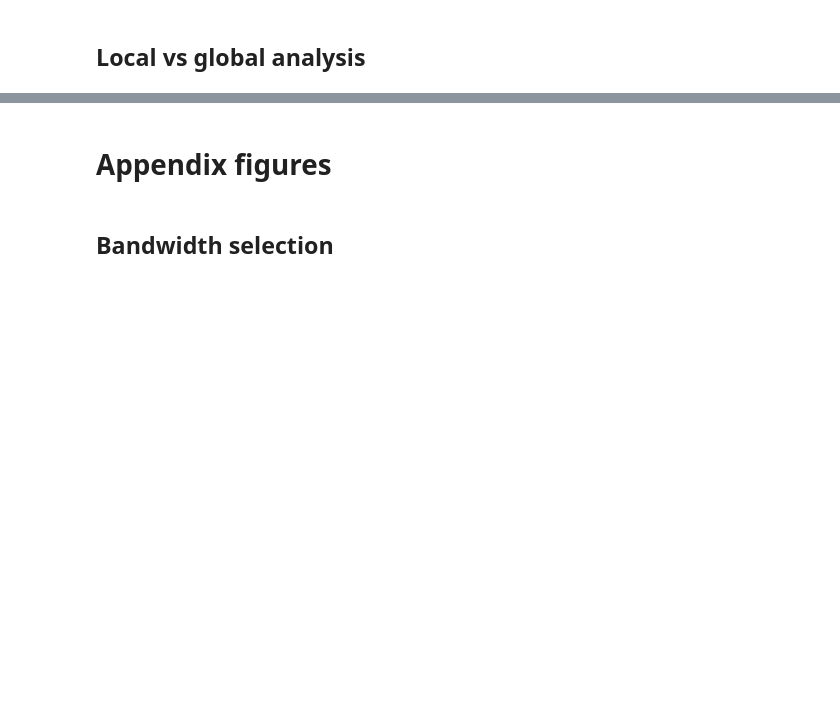
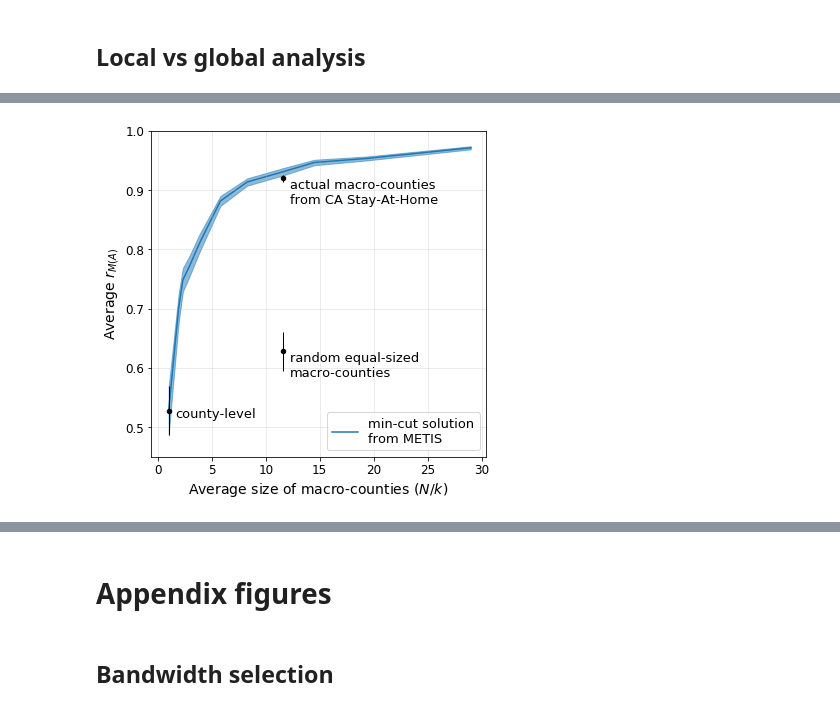
Before and after one commit to snap-stanford/covid-spillovers, a Jupyter notebook: make_figures.ipynb, the cells around one changed output, grey strips where cells are left out. Cells and saved outputs as stored; diff of their text form; code cells hidden in the pictures; blank space fills up the shorter version.

Commit message:
code to run experiments

```diff
--- a/make_figures.ipynb
+++ b/make_figures.ipynb
@@ -419,9 +430,9 @@ plt.savefig('./figs/fig4.pdf', bbox_inches='tight')
 save_path = os.path.join(cu.PATH_TO_CBG_POI_DATA, 'CA', 'same_county_weights_2022_04_18_16_45_59.pkl')
 with open(save_path, 'rb') as f:
     counties, group_labels, within_county_weights = pickle.load(f)
-
     experiment = 'test_poireg_t1t2_h5_same_2022_04_18_16_45_59'
 model_fn = os.path.join(cu.PATH_TO_CBG_POI_DATA, 'model_weights', experiment)
+device = t.device('cpu')
 state_dict_same = t.load(model_fn, map_location=device)
 tier_self_weights = np.exp(state_dict_same['tier_self_weights'].detach().numpy())
 # %%
@@ -461,0 +595,14 @@ print('%.3f (%.3f-%.3f)' % (mean_of_means, mean_of_means - (1.96 * se), mean_of_
+# %%
+avg_tier_pair_weights = 0
+for i, experiment in enumerate(fns):
+    save_path = os.path.join(cu.PATH_TO_CBG_POI_DATA, 'CA', 'county_county_weights_v%s.pkl' % i)
+    with open(save_path, 'rb') as f:
+        counties, group_labels, county_county_weights = pickle.load(f)
+    model_fn = os.path.join(cu.PATH_TO_CBG_POI_DATA, 'model_weights', experiment)
+    state_dict_adj = t.load(model_fn, map_location=device)
+    tier_pair_weights = np.exp(state_dict_adj['tier_pair_weights'].detach().numpy())
+    avg_tier_pair_weights += tier_pair_weights
+avg_tier_pair_weights /= len(fns)
+
+G = make_networkx_graph_for_metis(dset, tier_self_weights, within_county_weights, avg_tier_pair_weights,
+                                               county_county_weights)
@@ -461,0 +670,34 @@ print('%.3f (%.3f-%.3f)' % (mean_of_means, mean_of_means - (1.96 * se), mean_of_
+# %%
+region_sizes = 58 / np.array(ks)
+plt.figure(figsize=(6,6))
+plt.plot(region_sizes, mean_for_k, color='tab:blue', label='min-cut solution\nfrom METIS', zorder=1)
+plt.xlabel(r'Average size of macro-counties ($N/k$)', fontsize=14)
+plt.ylabel(r'Average $r_{M(A)}$', fontsize=14)
+plt.legend(fontsize=13, loc='lower right')
+plt.fill_between(region_sizes, lower_for_k, upper_for_k, color='tab:blue', alpha=0.5, zorder=0)
+plt.grid(alpha=0.3)
+plt.tick_params(axis='both', which='major', labelsize=12)
+plt.ylim(0.45, 1)
+
+x, y = region_sizes[-1], mean_for_k[-1]
+plt.scatter([x], [y],  color='black', s=20, zorder=2)
+plt.errorbar([x], [y], yerr=y-lower_for_k[-1], color='black', elinewidth=1, zorder=2)
+plt.annotate('county-level', (x, y),  fontsize=13,
+             xycoords='data', xytext=(7, -7), textcoords='offset points', zorder=2)
+
+# 0.920 (0.914-0.926)
+x, y = 58/5, 0.920
+plt.scatter([x], [y], color='black', s=20, zorder=2)
+plt.errorbar([x], [y], yerr=0.006, color='black', elinewidth=1, zorder=2)
+plt.annotate('actual macro-counties\nfrom CA Stay-At-Home', (x, y),  fontsize=13,
+            xycoords='data', xytext=(7, -25), textcoords='offset points', zorder=2)
+
+# 0.628 (0.595-0.661)
+x, y = 58/5, 0.628
+plt.scatter([x], [y],  color='black', s=20, zorder=2)
+plt.errorbar([x], [y], yerr=0.033, color='black', elinewidth=1, zorder=2)
+plt.annotate('random equal-sized\nmacro-counties', (x, y),  fontsize=13,
+            xycoords='data', xytext=(7, -25), textcoords='offset points', zorder=2)
+plt.savefig('./figs/fig5a.pdf', bbox_inches='tight')
+# %% [output]
+[figure, added]
```
Also changed, not shown: parts of 11 cells of this notebook, 2 other files.
